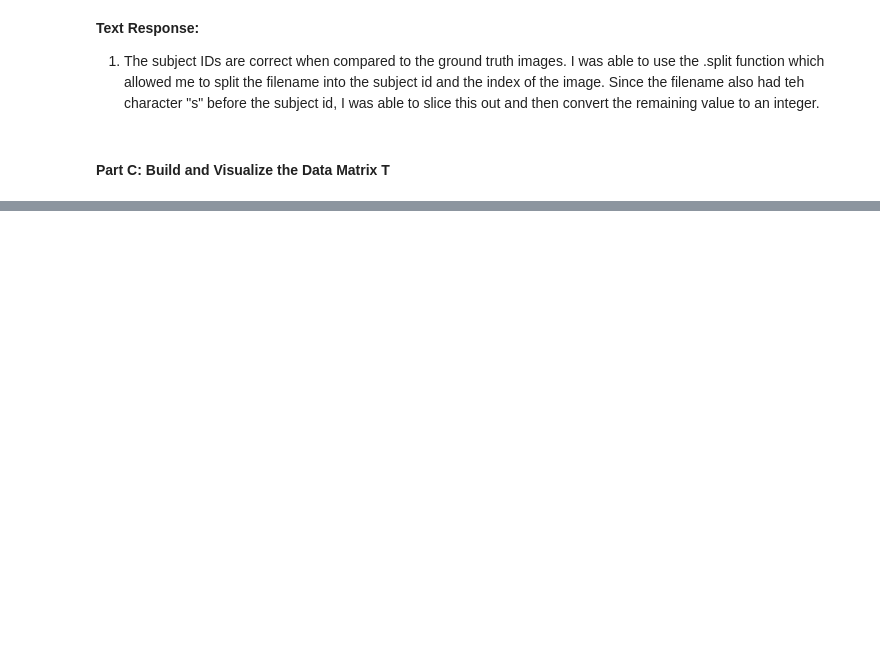
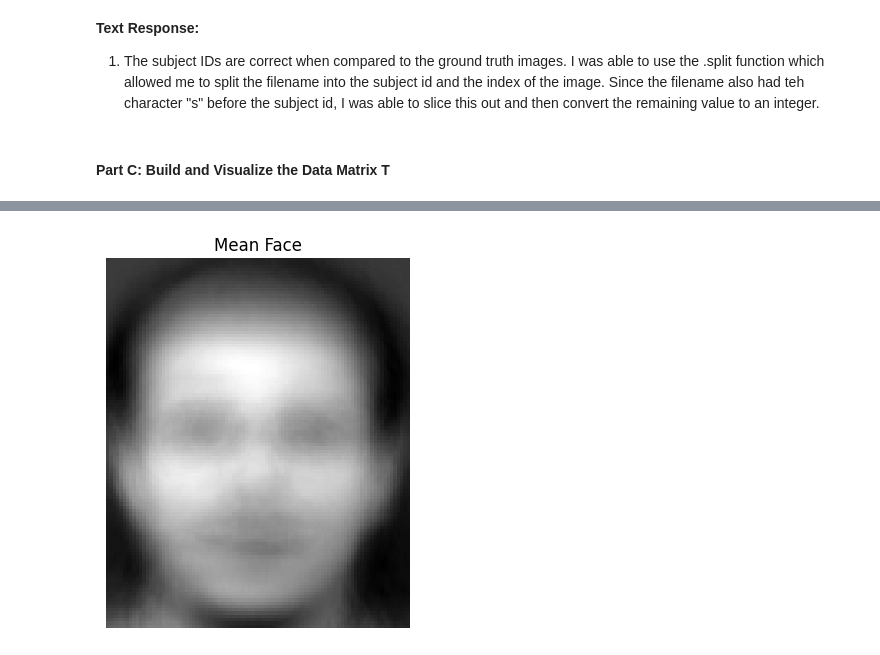
Before and after one commit to Aragya1642/1395_MachineLearning, a Jupyter notebook: ps5_python_Goyal_Aragya/ps5_python_Goyal_Aragya.ipynb, the cells around one changed output, grey strips where cells are left out. Drawn from its saved outputs; the diff is of its cells as text; code cells hidden in the pictures; blank space fills up the shorter version.

```diff
--- a/ps5_python_Goyal_Aragya/ps5_python_Goyal_Aragya.ipynb
+++ b/ps5_python_Goyal_Aragya/ps5_python_Goyal_Aragya.ipynb
@@ -99,0 +157,12 @@ plt.show()
+# %%
+# Compute the mean face
+m = np.mean(T, axis=1, keepdims=True)
+
+# Display the face as a 112x92 image
+plt.figure()
+plt.imshow(m.reshape(112, 92, order='F'), cmap='gray')
+plt.title("Mean Face")
+plt.axis('off')
+plt.show()
+# %% [output]
+[figure, added]
```
Also changed, not shown: parts of 36 cells of this notebook, 2 other files.
